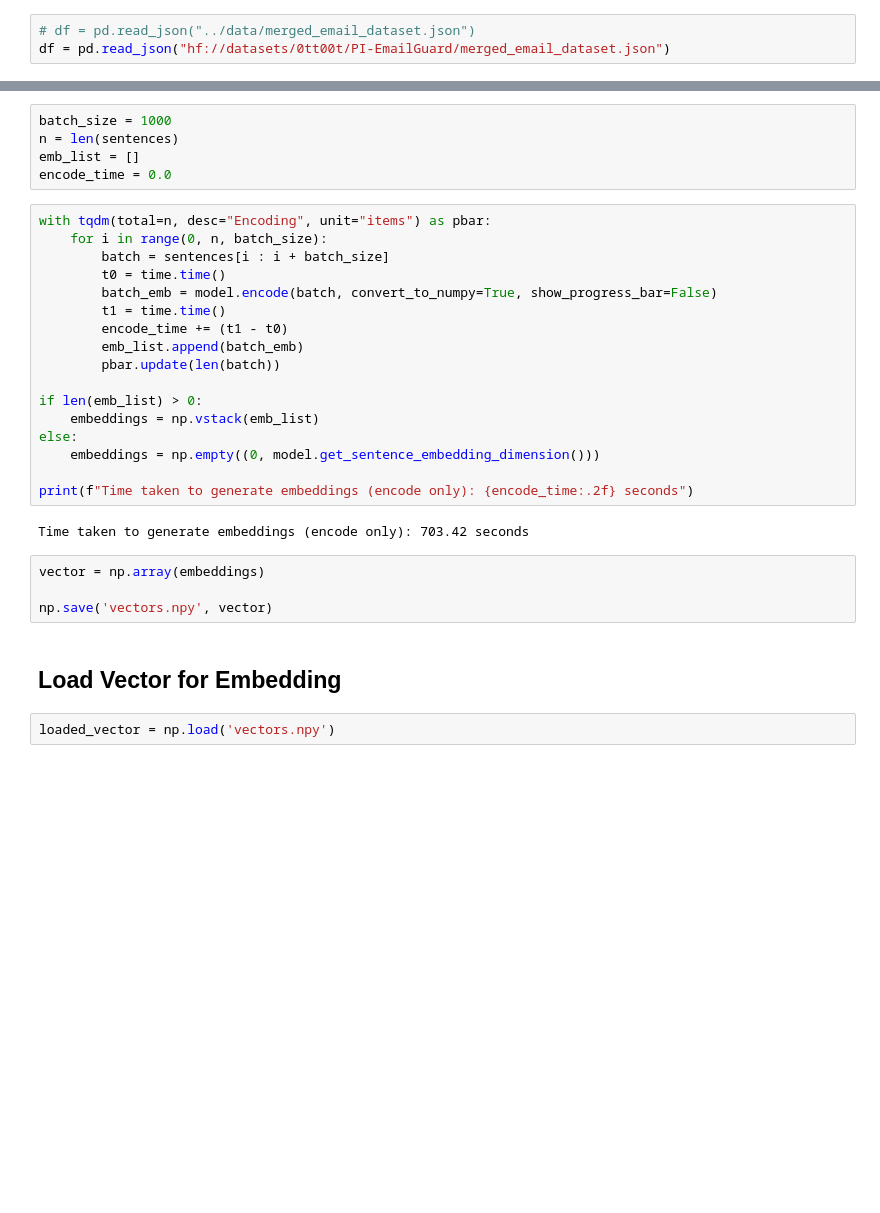
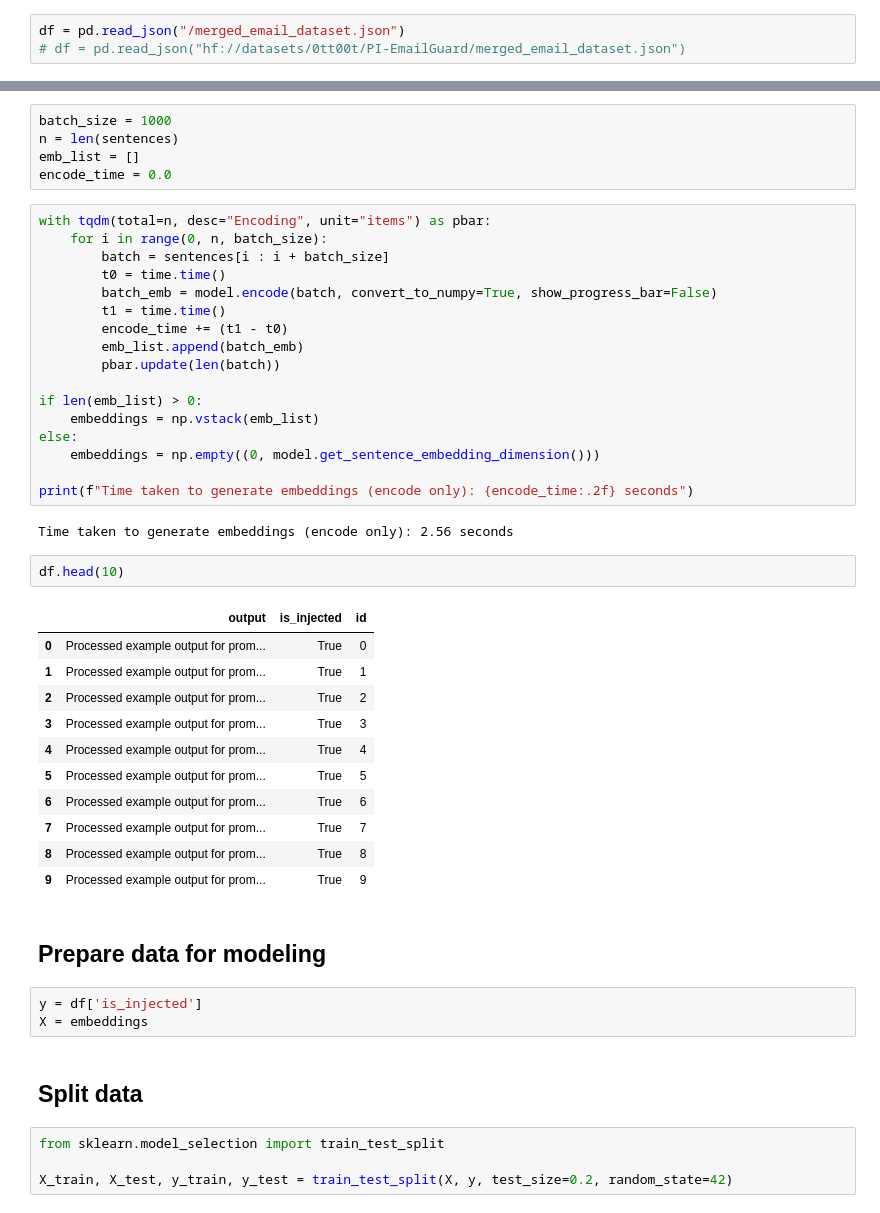
Before and after one commit to ltaoming/PI-EmailGuard, a Jupyter notebook: main.ipynb, the cells around one changed output, grey strips where cells are left out. Drawn from its saved outputs; the diff is of its cells as text; blank space fills up the shorter version.

```diff
--- a/main.ipynb
+++ b/main.ipynb
@@ -32,5 +32,5 @@ from tqdm import tqdm
 # %% [markdown]
 ## Dataset prepare
 # %%
-# df = pd.read_json("../data/merged_email_dataset.json")
-df = pd.read_json("hf://datasets/0tt00t/PI-EmailGuard/merged_email_dataset.json")
+df = pd.read_json("/merged_email_dataset.json")
+# df = pd.read_json("hf://datasets/0tt00t/PI-EmailGuard/merged_email_dataset.json")
@@ -70,12 +70,29 @@ else:
 
 print(f"Time taken to generate embeddings (encode only): {encode_time:.2f} seconds")
 # %% [output]
-Time taken to generate embeddings (encode only): 703.42 seconds
+Time taken to generate embeddings (encode only): 2.56 seconds
-# %%
-vector = np.array(embeddings)
-
-np.save('vectors.npy', vector)
-# %% [markdown]
-## Load Vector for Embedding
-# %%
-loaded_vector = np.load('vectors.npy')
+# %%
+df.head(10)
+# %% [output]
+|  | output | is_injected | id |
+| 0 | Processed example output for prom... | True | 0 |
+| 1 | Processed example output for prom... | True | 1 |
+| 2 | Processed example output for prom... | True | 2 |
+| 3 | Processed example output for prom... | True | 3 |
+| 4 | Processed example output for prom... | True | 4 |
+| 5 | Processed example output for prom... | True | 5 |
+| 6 | Processed example output for prom... | True | 6 |
+| 7 | Processed example output for prom... | True | 7 |
+| 8 | Processed example output for prom... | True | 8 |
+| 9 | Processed example output for prom... | True | 9 |
+# %% [markdown]
+## Prepare data for modeling
+# %%
+y = df['is_injected']
+X = embeddings
+# %% [markdown]
+## Split data
+# %%
+from sklearn.model_selection import train_test_split
+
+X_train, X_test, y_train, y_test = train_test_split(X, y, test_size=0.2, random_state=42)
```
Also changed, not shown: parts of 10 cells of this notebook.
